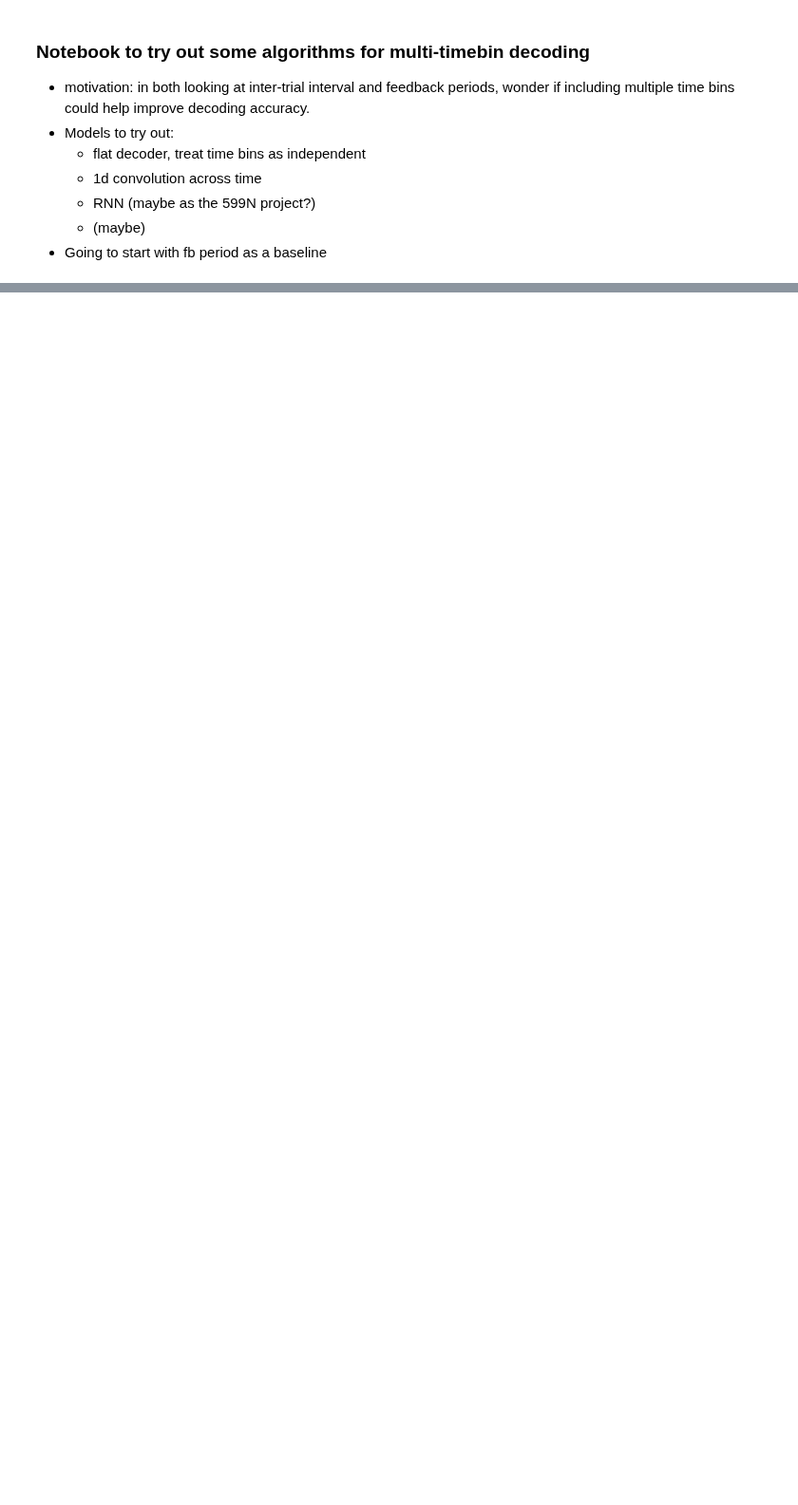
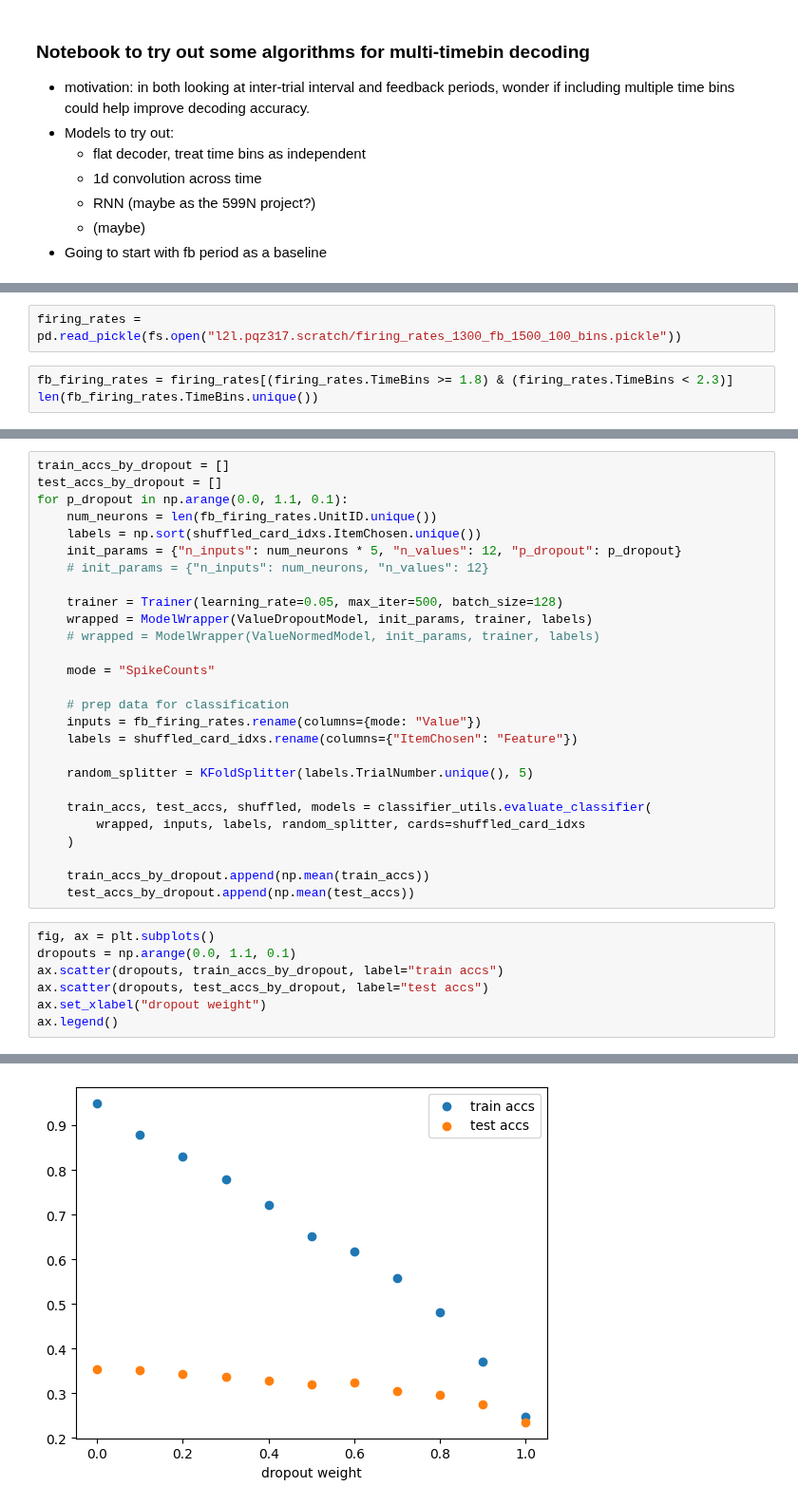
Before and after one commit to pqz317/wcst_decode, a Jupyter notebook: notebooks/multi_timebin.ipynb, the cells around one changed output, grey strips where cells are left out. Shown at 95% size. Drawn from its saved outputs; the diff is of its cells as text; blank space fills up the shorter version.

Commit message:
implement kfold, batching for sgd, multi-time-bin, dropouts, some pca on intertrial

```diff
--- a/notebooks/multi_timebin.ipynb
+++ b/notebooks/multi_timebin.ipynb
@@ -60,0 +83,5 @@ import torch
+# %%
+firing_rates = pd.read_pickle(fs.open("l2l.pqz317.scratch/firing_rates_1300_fb_1500_100_bins.pickle"))
+# %%
+fb_firing_rates = firing_rates[(firing_rates.TimeBins >= 1.8) & (firing_rates.TimeBins < 2.3)]
+len(fb_firing_rates.TimeBins.unique())
@@ -60,0 +92,35 @@ import torch
+# %%
+train_accs_by_dropout = []
+test_accs_by_dropout = []
+for p_dropout in np.arange(0.0, 1.1, 0.1):
+    num_neurons = len(fb_firing_rates.UnitID.unique())
+    labels = np.sort(shuffled_card_idxs.ItemChosen.unique())
+    init_params = {"n_inputs": num_neurons * 5, "n_values": 12, "p_dropout": p_dropout}
+    # init_params = {"n_inputs": num_neurons, "n_values": 12}
+
+    trainer = Trainer(learning_rate=0.05, max_iter=500, batch_size=128)
+    wrapped = ModelWrapper(ValueDropoutModel, init_params, trainer, labels)
+    # wrapped = ModelWrapper(ValueNormedModel, init_params, trainer, labels)
+
+    mode = "SpikeCounts"
+
+    # prep data for classification
+    inputs = fb_firing_rates.rename(columns={mode: "Value"})
+    labels = shuffled_card_idxs.rename(columns={"ItemChosen": "Feature"})
+
+    random_splitter = KFoldSplitter(labels.TrialNumber.unique(), 5)
+
+    train_accs, test_accs, shuffled, models = classifier_utils.evaluate_classifier(
+        wrapped, inputs, labels, random_splitter, cards=shuffled_card_idxs
+    )
+
+    train_accs_by_dropout.append(np.mean(train_accs))
+    test_accs_by_dropout.append(np.mean(test_accs))
+# %%
+fig, ax = plt.subplots()
+dropouts = np.arange(0.0, 1.1, 0.1)
+ax.scatter(dropouts, train_accs_by_dropout, label="train accs")
+ax.scatter(dropouts, test_accs_by_dropout, label="test accs")
+ax.set_xlabel("dropout weight")
+ax.legend()
+# %% [output]
@@ -60,0 +128 @@ import torch
+[figure, added]
```
Also changed, not shown: parts of 16 cells of this notebook, 9 other files.
